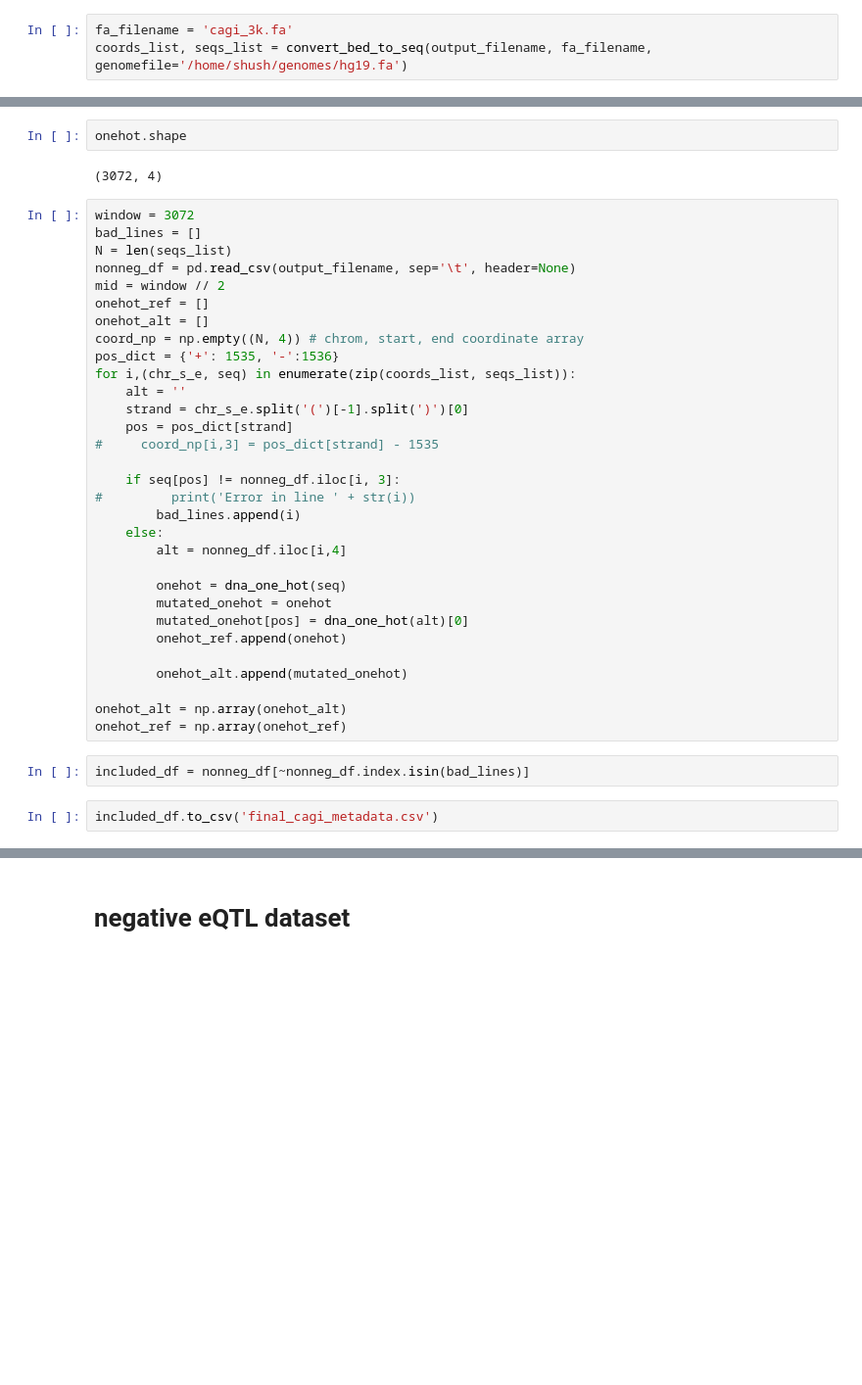
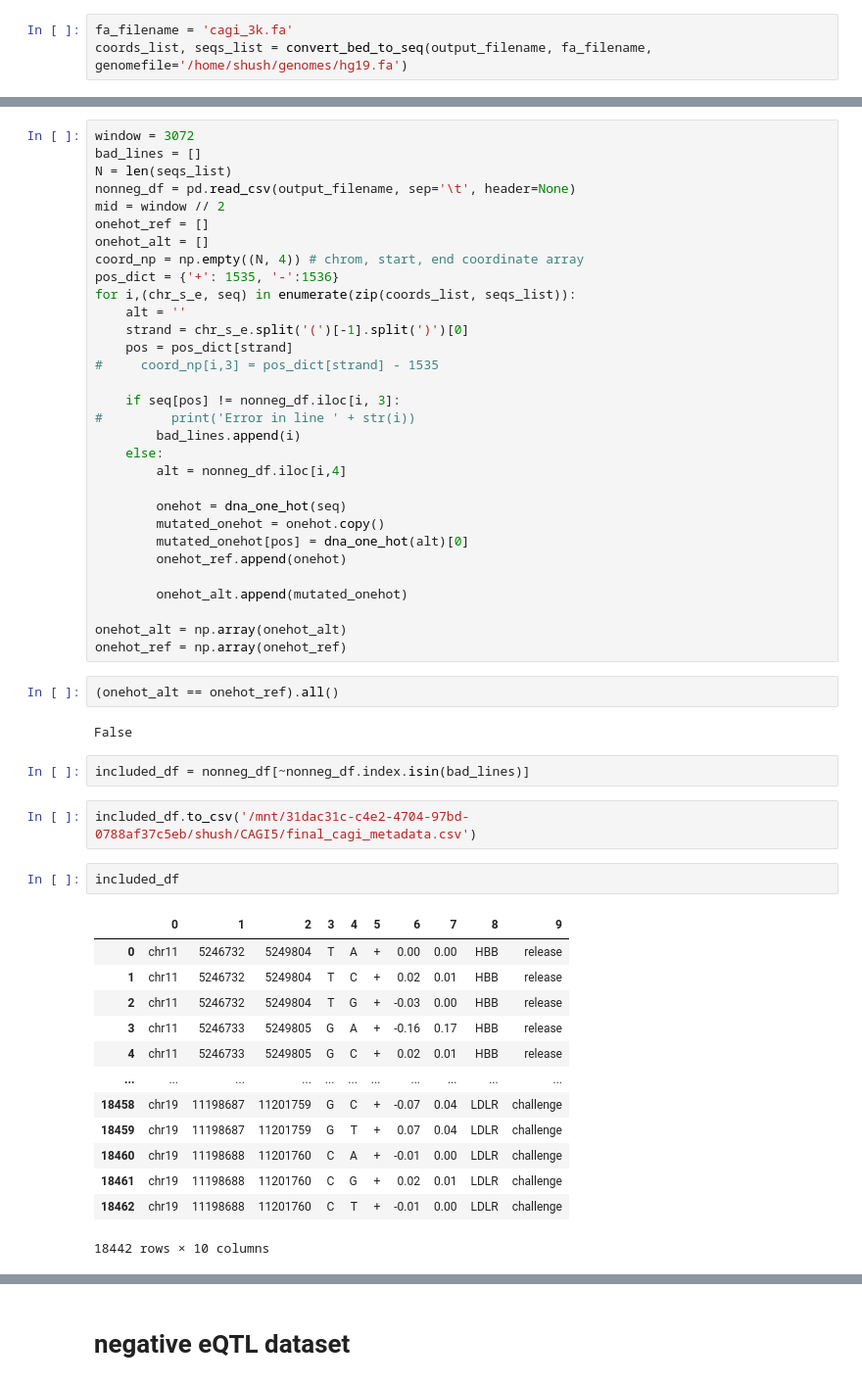
Before and after one commit to amberT15/QuantPred, a Jupyter notebook: datasets/vcf_to_h5.ipynb, the cells around one changed output, grey strips where cells are left out. Shown at 98% size. Saved outputs shown, nothing was run; the diff lists cells and outputs as text; blank space fills up the shorter version.

Commit message:
fix np copy issue

```diff
--- a/datasets/vcf_to_h5.ipynb
+++ b/datasets/vcf_to_h5.ipynb
@@ -328,7 +308,3 @@ nonneg_df[]
-# %%
-onehot.shape
-# %% [output]
-(3072, 4)
 # %%
 window = 3072
 bad_lines = []
@@ -352,7 +328,7 @@ for i,(chr_s_e, seq) in enumerate(zip(coords_list, seqs_list)):
         alt = nonneg_df.iloc[i,4]
 
         onehot = dna_one_hot(seq)
-        mutated_onehot = onehot
+        mutated_onehot = onehot.copy()
         mutated_onehot[pos] = dna_one_hot(alt)[0]
         onehot_ref.append(onehot)
 
@@ -360,8 +336,28 @@ for i,(chr_s_e, seq) in enumerate(zip(coords_list, seqs_list)):
 
 onehot_alt = np.array(onehot_alt)
 onehot_ref = np.array(onehot_ref)
+# %%
+(onehot_alt == onehot_ref).all()
+# %% [output]
+False
 # %%
 included_df = nonneg_df[~nonneg_df.index.isin(bad_lines)]
 # %%
-included_df.to_csv('final_cagi_metadata.csv')
+included_df.to_csv('/mnt/31dac31c-c4e2-4704-97bd-0788af37c5eb/shush/CAGI5/final_cagi_metadata.csv')
+# %%
+included_df
+# %% [output]
+|  | 0 | 1 | 2 | 3 | 4 | 5 | 6 | 7 | 8 | 9 |
+| 0 | chr11 | 5246732 | 5249804 | T | A | + | 0.00 | 0.00 | HBB | release |
+| 1 | chr11 | 5246732 | 5249804 | T | C | + | 0.02 | 0.01 | HBB | release |
+| 2 | chr11 | 5246732 | 5249804 | T | G | + | -0.03 | 0.00 | HBB | release |
+| 3 | chr11 | 5246733 | 5249805 | G | A | + | -0.16 | 0.17 | HBB | release |
+| 4 | chr11 | 5246733 | 5249805 | G | C | + | 0.02 | 0.01 | HBB | release |
+| ... | ... | ... | ... | ... | ... | ... | ... | ... | ... | ... |
+| 18458 | chr19 | 11198687 | 11201759 | G | C | + | -0.07 | 0.04 | LDLR | challenge |
+| 18459 | chr19 | 11198687 | 11201759 | G | T | + | 0.07 | 0.04 | LDLR | challenge |
+| 18460 | chr19 | 11198688 | 11201760 | C | A | + | -0.01 | 0.00 | LDLR | challenge |
+| 18461 | chr19 | 11198688 | 11201760 | C | G | + | 0.02 | 0.01 | LDLR | challenge |
+| 18462 | chr19 | 11198688 | 11201760 | C | T | + | -0.01 | 0.00 | LDLR | challenge |
+18442 rows × 10 columns
 # %%
```
Also changed, not shown: parts of 2 cells of this notebook.
